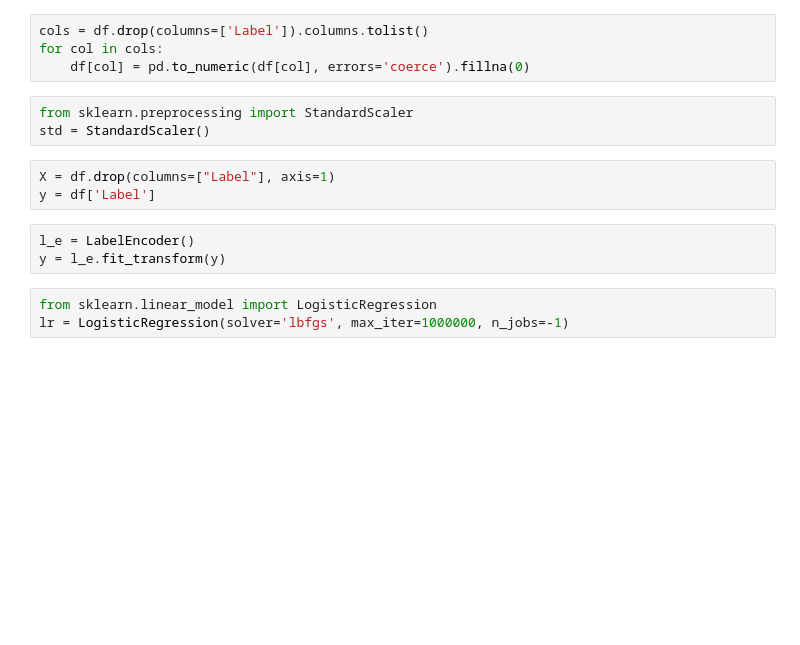
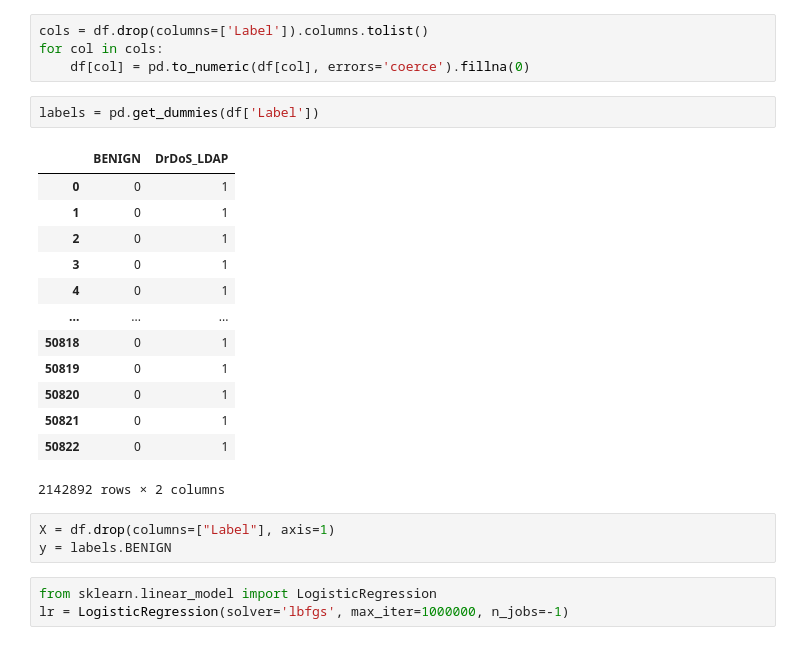
Before and after one commit to VinceDiR/DDoS_traffic_classification, a Jupyter notebook: Working Script.ipynb, the cells around one changed output. Cells and saved outputs as stored; diff of their text form; blank space fills up the shorter version.

```diff
--- a/Working Script.ipynb
+++ b/Working Script.ipynb
@@ -34,15 +34,25 @@ df.dropna(inplace=True)
 cols = df.drop(columns=['Label']).columns.tolist()
 for col in cols:
     df[col] = pd.to_numeric(df[col], errors='coerce').fillna(0)
-# %%
-from sklearn.preprocessing import StandardScaler
-std = StandardScaler()
+# %%
+labels = pd.get_dummies(df['Label'])
+# %% [output]
+|  | BENIGN | DrDoS_LDAP |
+| 0 | 0 | 1 |
+| 1 | 0 | 1 |
+| 2 | 0 | 1 |
+| 3 | 0 | 1 |
+| 4 | 0 | 1 |
+| ... | ... | ... |
+| 50818 | 0 | 1 |
+| 50819 | 0 | 1 |
+| 50820 | 0 | 1 |
+| 50821 | 0 | 1 |
+| 50822 | 0 | 1 |
+2142892 rows × 2 columns
 # %%
 X = df.drop(columns=["Label"], axis=1)
-y = df['Label']
+y = labels.BENIGN
-# %%
-l_e = LabelEncoder()
-y = l_e.fit_transform(y)
 # %%
 from sklearn.linear_model import LogisticRegression
 lr = LogisticRegression(solver='lbfgs', max_iter=1000000, n_jobs=-1)
```
Also changed, not shown: parts of 24 cells of this notebook, 2 other files.
